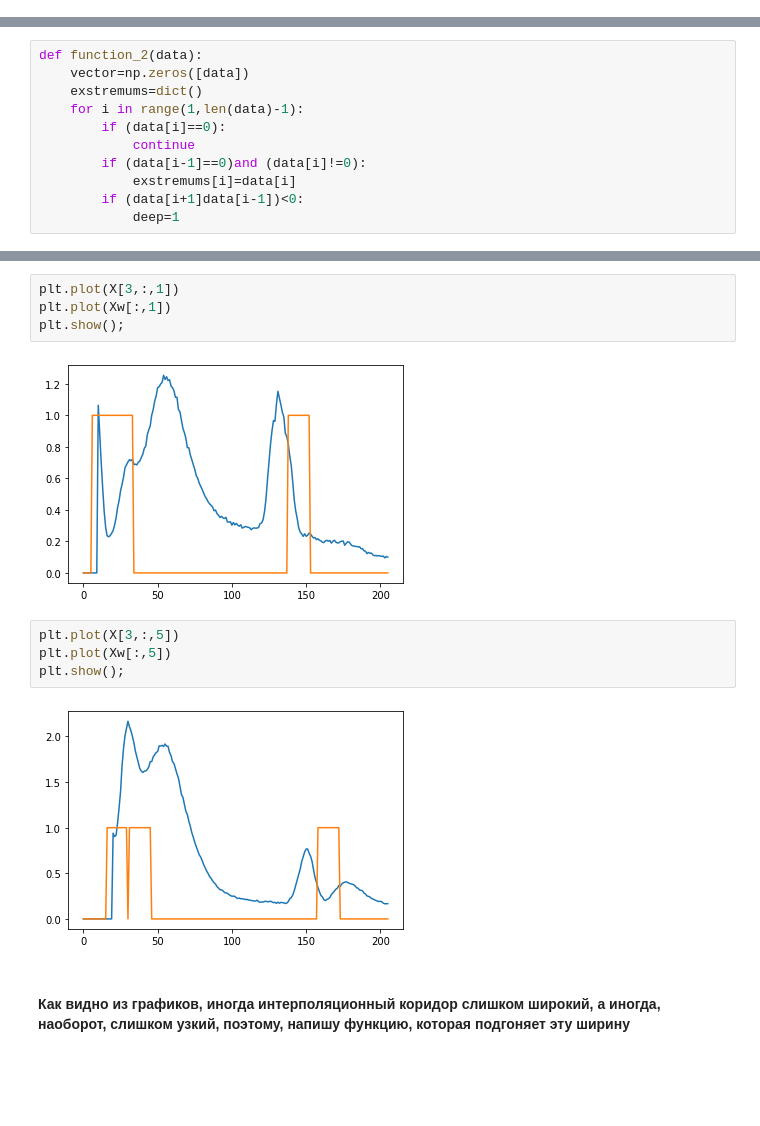
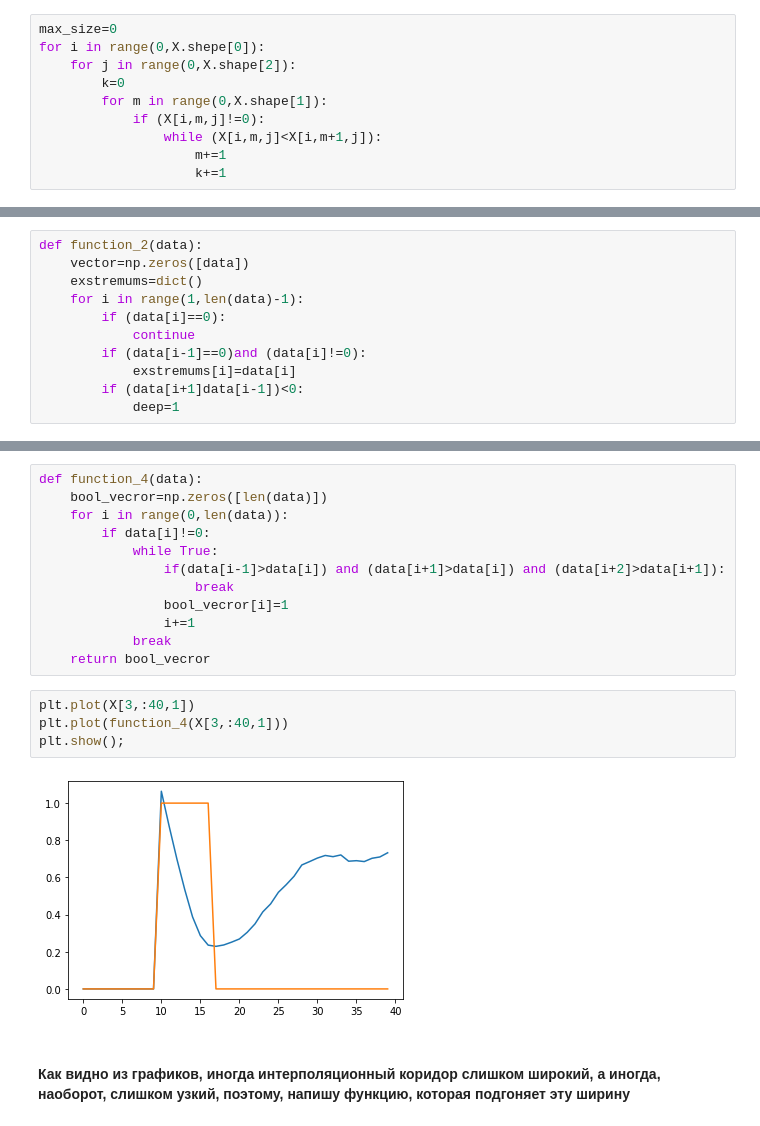
Before and after one commit to 89605502155/ML-repositry, a Jupyter notebook: new_interpolation.ipynb, the cells around one changed output, grey strips where cells are left out. Saved outputs shown, nothing was run; the diff lists cells and outputs as text; blank space fills up the shorter version.

```diff
--- a/new_interpolation.ipynb
+++ b/new_interpolation.ipynb
@@ -91,3 +93,13 @@ Xw=Xw[:,koef:]
+# %%
+max_size=0
+for i in range(0,X.shepe[0]):
+    for j in range(0,X.shape[2]):
+        k=0
+        for m in range(0,X.shape[1]):
+            if (X[i,m,j]!=0):
+                while (X[i,m,j]<X[i,m+1,j]):
+                    m+=1
+                    k+=1
 # %% [markdown]
 ##### Как видно из графиков, идея с поиском с использованием аналитического вида прямых рассеяния провалилась, поэтому, перехожу к простому подбору. Разделю каждый входящий вектор на крупные пики (не шум), и Придумаю какой-нибудь простенький классификатор, чтобы их соотнести
 # %%
@@ -142,15 +164,21 @@ plt.show();
+# %%
+def function_4(data):
+    bool_vecror=np.zeros([len(data)])
+    for i in range(0,len(data)):
+        if data[i]!=0:
+            while True:
+                if(data[i-1]>data[i]) and (data[i+1]>data[i]) and (data[i+2]>data[i+1]):
+                    break
+                bool_vecror[i]=1
+                i+=1
+            break
+    return bool_vecror
 # %%
-plt.plot(X[3,:,1])
-plt.plot(Xw[:,1])
+plt.plot(X[3,:40,1])
+plt.plot(function_4(X[3,:40,1]))
 plt.show();
 # %% [output]
-[figure, old version]
+[figure, new version]
-# %%
-plt.plot(X[3,:,5])
-plt.plot(Xw[:,5])
-plt.show();
-# %% [output]
-[figure, removed]
 # %% [markdown]
 #### Как видно из графиков, иногда интерполяционный коридор слишком широкий, а иногда, наоборот, слишком узкий, поэтому, напишу функцию, которая подгоняет эту ширину
 # %%
```
Also changed, not shown: parts of 14 cells of this notebook.
